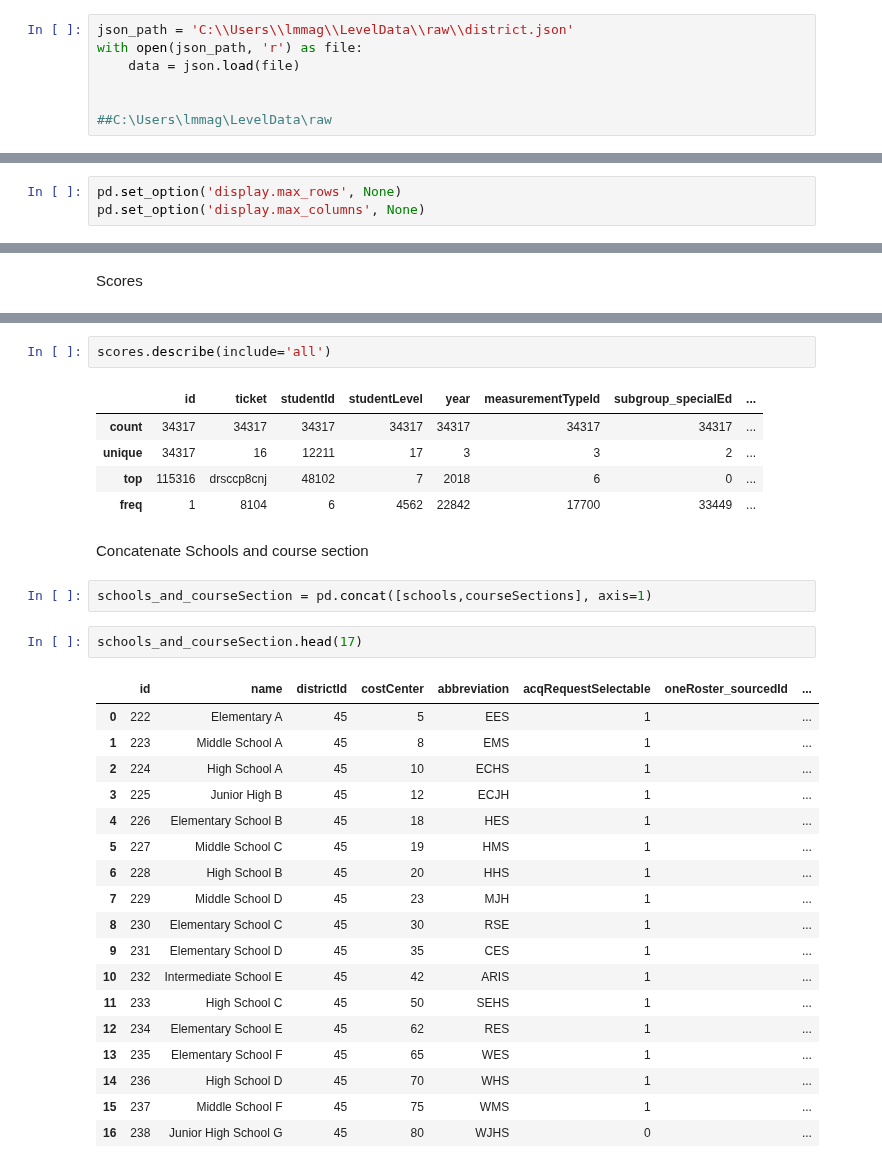
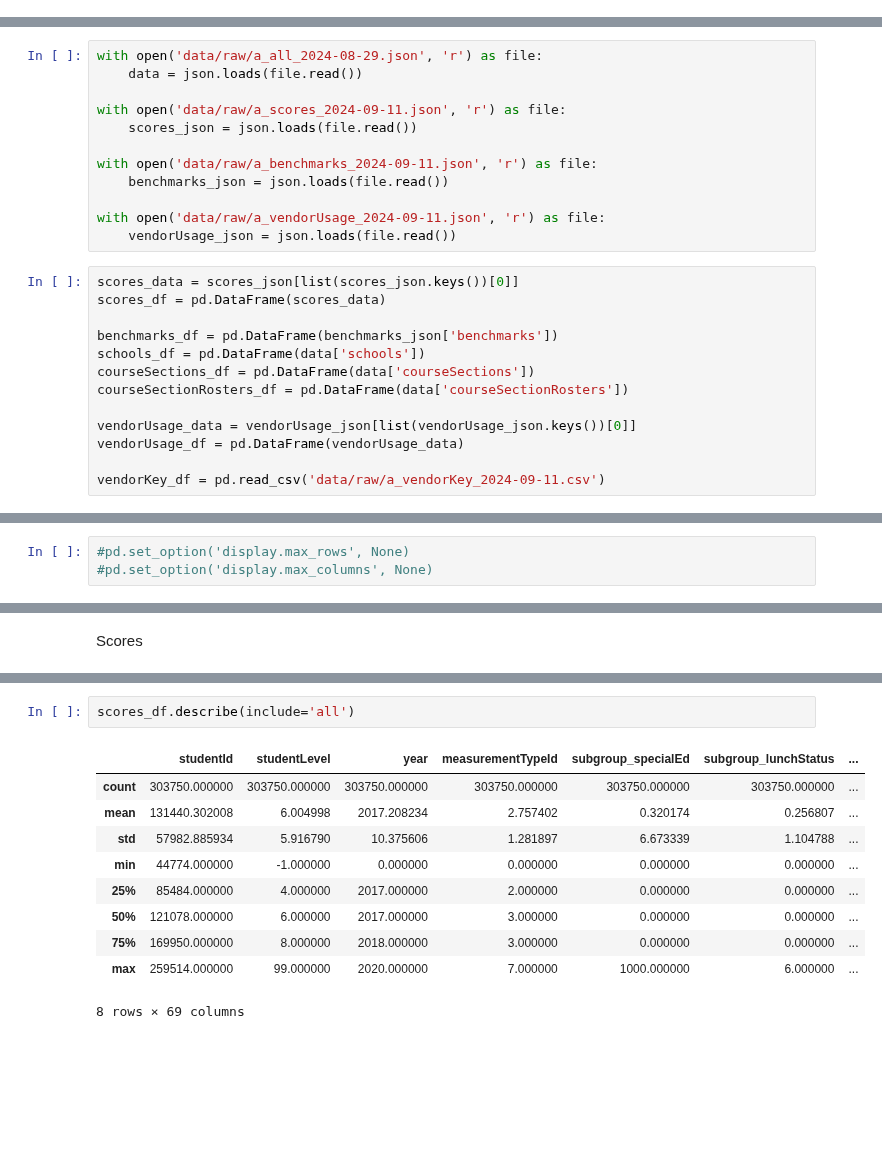
Before and after one commit to level-data-1a/predicting-proficiency, a Jupyter notebook: louisemarie-explore.ipynb, the cells around one changed output, grey strips where cells are left out. Saved outputs shown, nothing was run; the diff lists cells and outputs as text; blank space fills up the shorter version.

```diff
--- a/louisemarie-explore.ipynb
+++ b/louisemarie-explore.ipynb
@@ -5,10 +5,3 @@ import json
 import seaborn as sns
 import matplotlib.pyplot as plt
 import os
-# %%
-json_path = 'C:\\Users\\lmmag\\LevelData\\raw\\district.json'
-with open(json_path, 'r') as file:
-    data = json.load(file)
-
-
-##C:\Users\lmmag\LevelData\raw
@@ -14,0 +25,25 @@ with open(json_path, 'r') as file:
+# %%
+with open('data/raw/a_all_2024-08-29.json', 'r') as file:
+    data = json.loads(file.read())
+
+with open('data/raw/a_scores_2024-09-11.json', 'r') as file:
+    scores_json = json.loads(file.read())
+
+with open('data/raw/a_benchmarks_2024-09-11.json', 'r') as file:
+    benchmarks_json = json.loads(file.read())
+
+with open('data/raw/a_vendorUsage_2024-09-11.json', 'r') as file:
+    vendorUsage_json = json.loads(file.read())
+# %%
+scores_data = scores_json[list(scores_json.keys())[0]]
+scores_df = pd.DataFrame(scores_data)
+
+benchmarks_df = pd.DataFrame(benchmarks_json['benchmarks'])
+schools_df = pd.DataFrame(data['schools'])
+courseSections_df = pd.DataFrame(data['courseSections'])
+courseSectionRosters_df = pd.DataFrame(data['courseSectionRosters'])
+
+vendorUsage_data = vendorUsage_json[list(vendorUsage_json.keys())[0]]
+vendorUsage_df = pd.DataFrame(vendorUsage_data)
+
+vendorKey_df = pd.read_csv('data/raw/a_vendorKey_2024-09-11.csv')
@@ -15,6 +67,6 @@ with open(json_path, 'r') as file:
 # %%
-pd.set_option('display.max_rows', None)
-pd.set_option('display.max_columns', None)
+#pd.set_option('display.max_rows', None)
+#pd.set_option('display.max_columns', None)
 # %%
 print(type(data))
 print(data.keys())
@@ -575,33 +597,13 @@ measure_typeID_list
 # %%
-scores.describe(include='all')
+scores_df.describe(include='all')
 # %% [output]
-|  | id | ticket | studentId | studentLevel | year | measurementTypeId | subgroup_specialEd | ... |
-| count | 34317 | 34317 | 34317 | 34317 | 34317 | 34317 | 34317 | ... |
-| unique | 34317 | 16 | 12211 | 17 | 3 | 3 | 2 | ... |
-| top | 115316 | drsccp8cnj | 48102 | 7 | 2018 | 6 | 0 | ... |
-| freq | 1 | 8104 | 6 | 4562 | 22842 | 17700 | 33449 | ... |
+|  | studentId | studentLevel | year | measurementTypeId | subgroup_specialEd | subgroup_lunchStatus | ... |
+| count | 303750.000000 | 303750.000000 | 303750.000000 | 303750.000000 | 303750.000000 | 303750.000000 | ... |
+| mean | 131440.302008 | 6.004998 | 2017.208234 | 2.757402 | 0.320174 | 0.256807 | ... |
+| std | 57982.885934 | 5.916790 | 10.375606 | 1.281897 | 6.673339 | 1.104788 | ... |
+| min | 44774.000000 | -1.000000 | 0.000000 | 0.000000 | 0.000000 | 0.000000 | ... |
+| 25% | 85484.000000 | 4.000000 | 2017.000000 | 2.000000 | 0.000000 | 0.000000 | ... |
+| 50% | 121078.000000 | 6.000000 | 2017.000000 | 3.000000 | 0.000000 | 0.000000 | ... |
+| 75% | 169950.000000 | 8.000000 | 2018.000000 | 3.000000 | 0.000000 | 0.000000 | ... |
+| max | 259514.000000 | 99.000000 | 2020.000000 | 7.000000 | 1000.000000 | 6.000000 | ... |
+8 rows × 69 columns
-# %% [markdown]
-Concatenate Schools and course section
-# %%
-schools_and_courseSection = pd.concat([schools,courseSections], axis=1)
-# %%
-schools_and_courseSection.head(17)
-# %% [output]
-|  | id | name | districtId | costCenter | abbreviation | acqRequestSelectable | oneRoster_sourcedId | ... |
-| 0 | 222 | Elementary A | 45 | 5 | EES | 1 |  | ... |
-| 1 | 223 | Middle School A | 45 | 8 | EMS | 1 |  | ... |
-| 2 | 224 | High School A | 45 | 10 | ECHS | 1 |  | ... |
-| 3 | 225 | Junior High B | 45 | 12 | ECJH | 1 |  | ... |
-| 4 | 226 | Elementary School B | 45 | 18 | HES | 1 |  | ... |
-| 5 | 227 | Middle School C | 45 | 19 | HMS | 1 |  | ... |
-| 6 | 228 | High School B | 45 | 20 | HHS | 1 |  | ... |
-| 7 | 229 | Middle School D | 45 | 23 | MJH | 1 |  | ... |
-| 8 | 230 | Elementary School C | 45 | 30 | RSE | 1 |  | ... |
-| 9 | 231 | Elementary School D | 45 | 35 | CES | 1 |  | ... |
-| 10 | 232 | Intermediate School E | 45 | 42 | ARIS | 1 |  | ... |
-| 11 | 233 | High School C | 45 | 50 | SEHS | 1 |  | ... |
-| 12 | 234 | Elementary School E | 45 | 62 | RES | 1 |  | ... |
-| 13 | 235 | Elementary School F | 45 | 65 | WES | 1 |  | ... |
-| 14 | 236 | High School D | 45 | 70 | WHS | 1 |  | ... |
-| 15 | 237 | Middle School F | 45 | 75 | WMS | 1 |  | ... |
-| 16 | 238 | Junior High School G | 45 | 80 | WJHS | 0 |  | ... |
```
Also changed, not shown: parts of 100 cells of this notebook.
